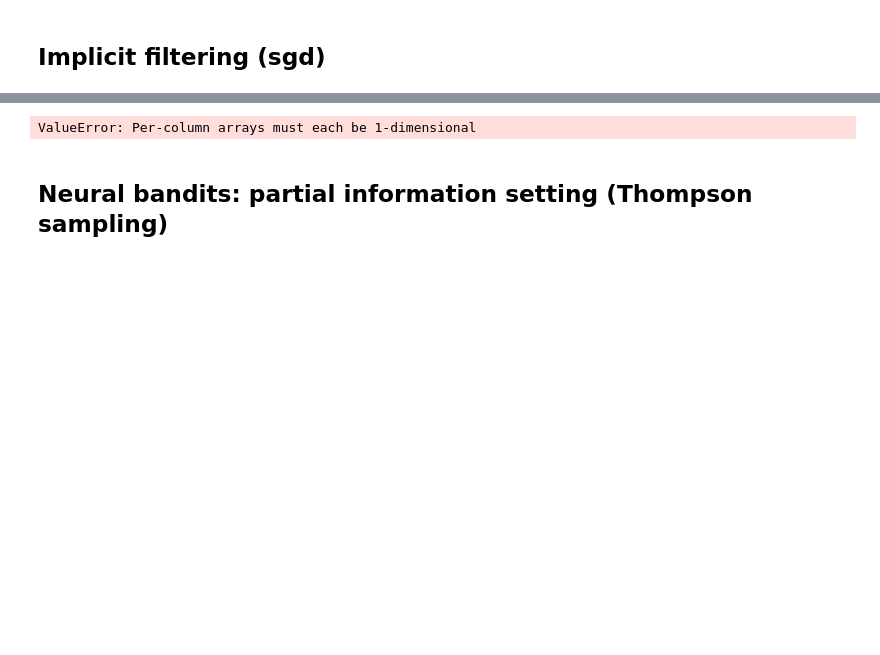
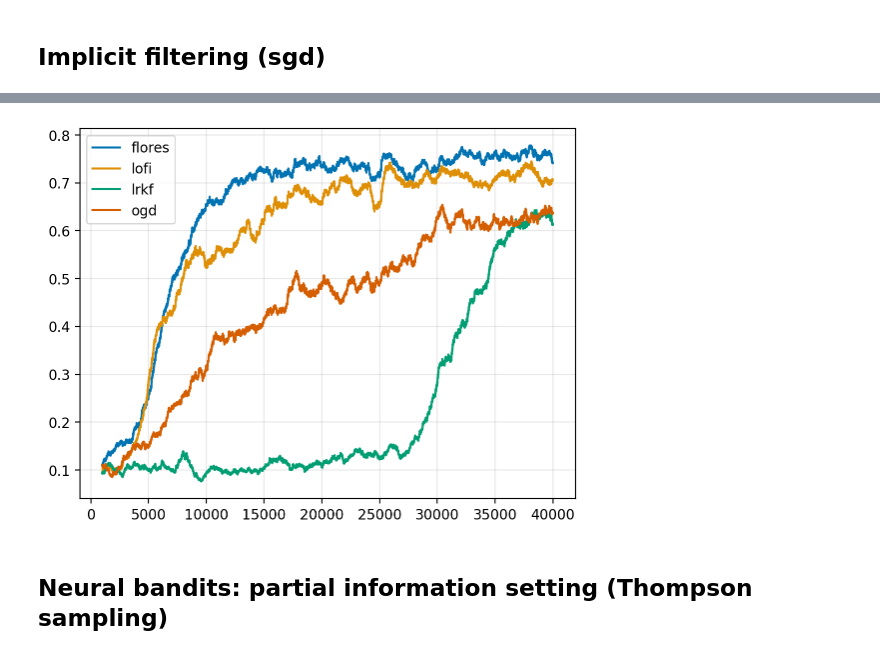
Before and after one commit to gerdm/low-rank-last-layer-inference, a Jupyter notebook: experiments/rl-toy.ipynb, the cells around one changed output, grey strips where cells are left out. Cells and saved outputs as stored; diff of their text form; code cells hidden in the pictures; blank space fills up the shorter version.

```diff
--- a/experiments/rl-toy.ipynb
+++ b/experiments/rl-toy.ipynb
@@ -453,14 +439,16 @@ import numpy as np
 # %%
 rewards_eps = {
-    "flores": rewards_eps,
+    "flores": rewards_flores,
     "lofi": rewards_lofi,
-    "lrkf": rewards_lrkf
+    "lrkf": rewards_lrkf,
+    "ogd": rewards_lll,
 }
 rewards_eps = jax.tree.map(np.array, rewards_eps)
 rewards_eps = pd.DataFrame(rewards_eps)
 rewards_eps.rolling(1000).mean().plot()
+plt.grid(alpha=0.3)
 # %% [output]
-ValueError: Per-column arrays must each be 1-dimensional
+[figure, added]
 # %% [markdown]
 ## Neural bandits: partial information setting (Thompson sampling)
 # %% [markdown]
```
Also changed, not shown: parts of 6 cells of this notebook.
